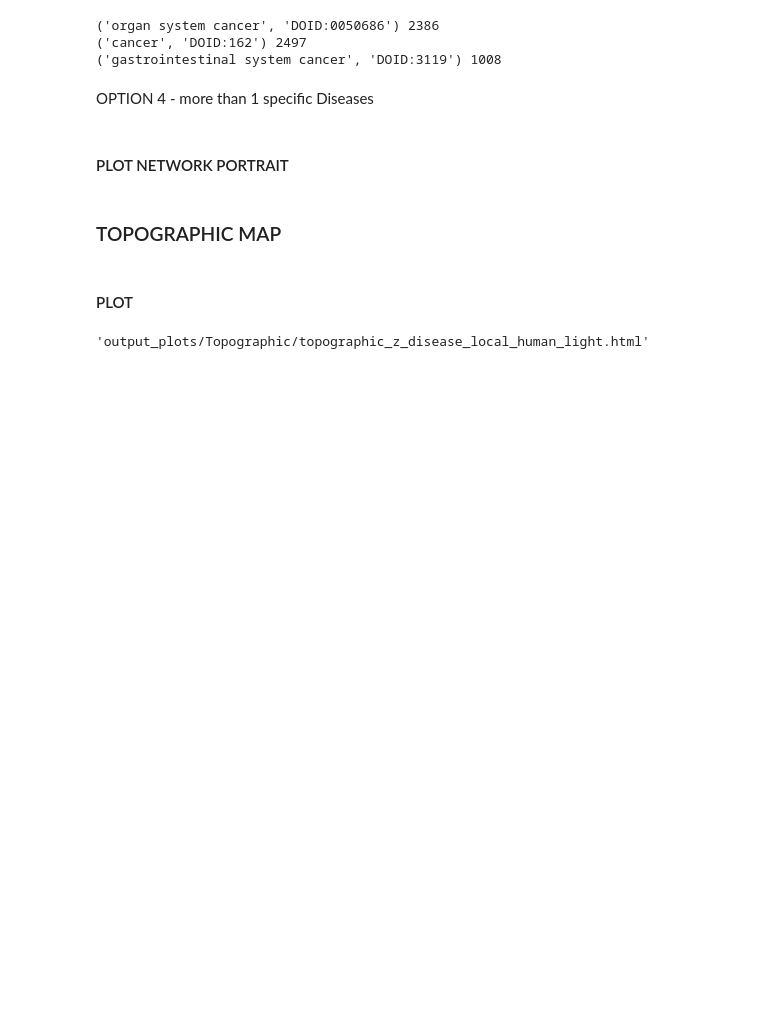
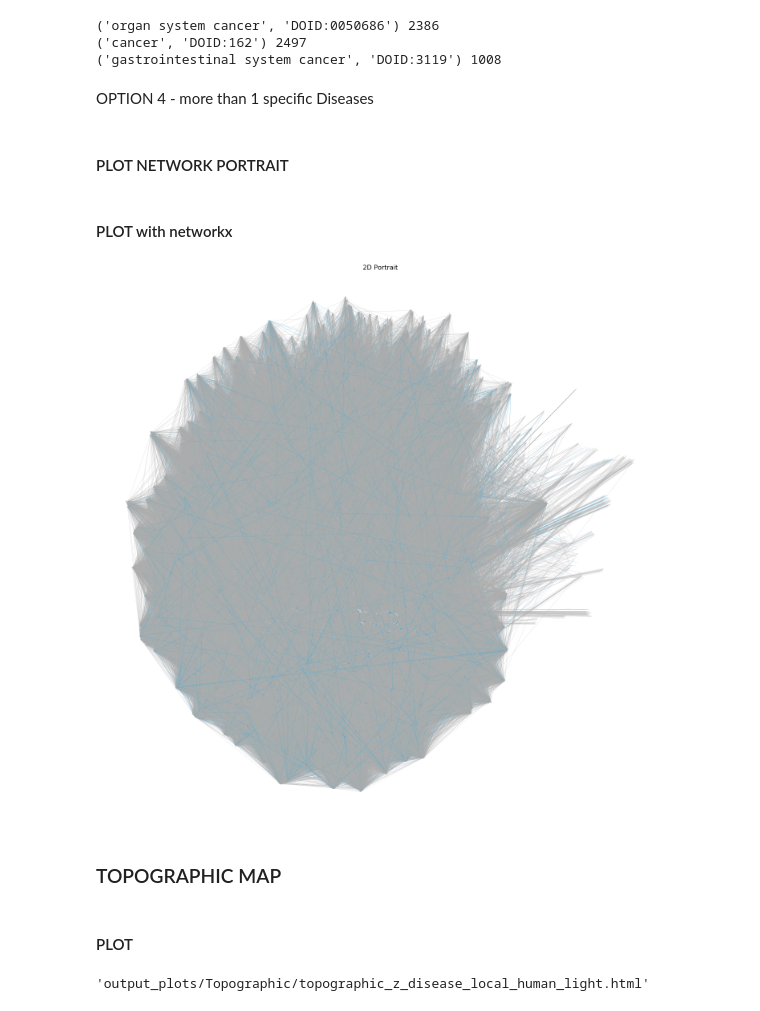
Before and after one commit to menchelab/CartoGRAPHs, a Jupyter notebook: cartoGRAPHs_organisms.ipynb, the cells around one changed output. Saved outputs shown, nothing was run; the diff lists cells and outputs as text; code cells hidden in the pictures; blank space fills up the shorter version.

```diff
--- a/cartoGRAPHs_organisms.ipynb
+++ b/cartoGRAPHs_organisms.ipynb
@@ -62,8 +60,8 @@ FileNotFoundError: [Errno 2] No such file or directory: 'input/ppi_elist.txt'
 #
 # ---------------------------------------------------------------------------
 
-netlayout = 'importance' #'local' #'global' #'funct-bio' #'funct-mol' #'funct-cel' #'funct-dis'
-DM = load_datamatrix(G,organism, netlayout)
+#netlayout = 'global' #'local' #'global' #'funct-bio' #'funct-mol' #'funct-cel' #'funct-dis'
+#DM = load_datamatrix(G,organism, netlayout)
 
 #genes = []
 #for i in DM.index:
@@ -79,2 +74,0 @@ DM_cent = pd.DataFrame(d_centralities).T
-# %%
-DM = DM_cent
@@ -426,6 +436,37 @@ elif len(list(posG.values())[0]) == 3:
     fname = '3Dportrait_'+netlayout+'_'+organism+'_'+schema
 
     plot_3D(data,path,fname, schema)
+# %% [markdown]
+#### PLOT with networkx
+# %%
+plt.figure(figsize=(25,25))
+plt.title('2D Portrait', size=16)
+
+nx.draw_networkx_nodes(G,
+                       posG,
+                       edgecolors = 'dimgrey',
+                       linewidths = 0.1,
+                       node_color = colors,
+                       node_size = size,
+                       alpha = 0.9)
+
+nx.draw_networkx_edges(G, posG, width = 0.5,
+                       edge_color = edge_color,
+                      alpha = 0.5)
+
+plt.box(False)
+
+fname = 'output_plots/2Dlayouts/2Dportrait_Fig2a_'+organism
+
+# PNG
+#plt.savefig(fname+'.png',dpi=300)
+
+# PDF
+plt.savefig(fname+'.pdf',format='pdf')
+
+plt.show()
+# %% [output]
+[figure, added]
 # %% [markdown]
 ### TOPOGRAPHIC MAP
 # %%
```
Also changed, not shown: parts of 6 cells of this notebook, 3 other files.
